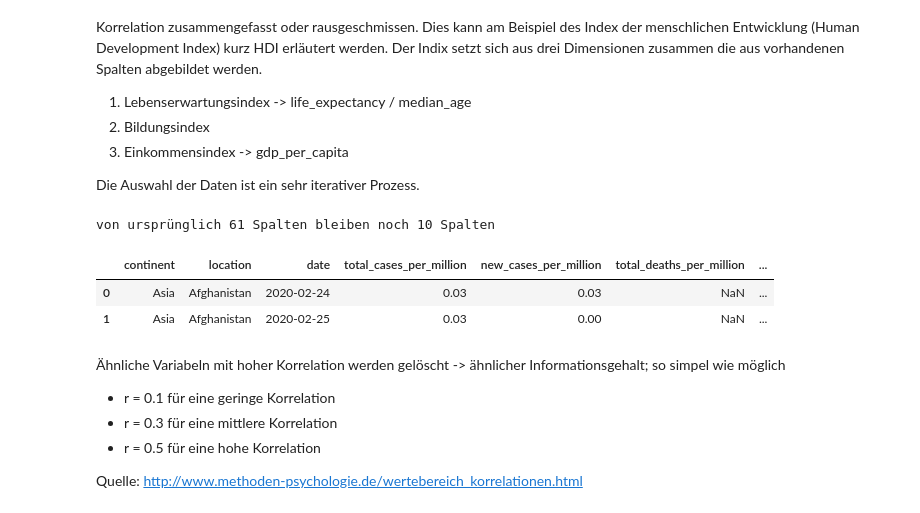
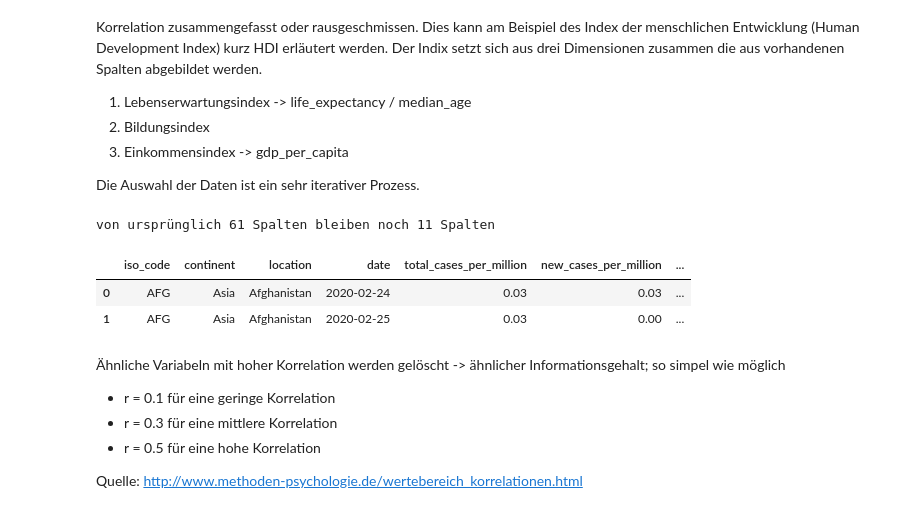
Before and after one commit to MatthiasSimons/covid-analysis, a Jupyter notebook: covid_analysis.ipynb, the cells around one changed output. Cells and saved outputs as stored; diff of their text form; code cells hidden in the pictures.

```diff
--- a/covid_analysis.ipynb
+++ b/covid_analysis.ipynb
@@ -167,34 +173,35 @@ Desweiteren wird die Korrelation der Variabeln betrachtet. Zur Vermeidung von Mu
 Die Auswahl der Daten ist ein sehr iterativer Prozess.
 # %%
 columns_of_interest = [
+    'iso_code',
     'date',
     'location',
     'continent',
     'total_cases_per_million',
     'total_deaths_per_million',
     "new_cases_per_million",
     "new_deaths_per_million",
 
     #'reproduction_rate',
     'people_fully_vaccinated_per_hundred',
     #'stringency_index',
     #'population_density',
     #'median_age',
     #'gdp_per_capita',
     #'life_expectancy',
     "hospital_beds_per_thousand",
     'human_development_index',
 ]
 
 cleaned_dataset = dataset.drop(dataset.columns.difference(columns_of_interest), 1)
 
 print("von ursprünglich {} Spalten bleiben noch {} Spalten".format(len(dataset.columns.tolist()), len(columns_of_interest)))
 cleaned_dataset.head(2)
 # %% [output]
-von ursprünglich 61 Spalten bleiben noch 10 Spalten
+von ursprünglich 61 Spalten bleiben noch 11 Spalten
-|  | continent | location | date | total_cases_per_million | new_cases_per_million | total_deaths_per_million | ... |
-| 0 | Asia | Afghanistan | 2020-02-24 | 0.03 | 0.03 | NaN | ... |
-| 1 | Asia | Afghanistan | 2020-02-25 | 0.03 | 0.00 | NaN | ... |
+|  | iso_code | continent | location | date | total_cases_per_million | new_cases_per_million | ... |
+| 0 | AFG | Asia | Afghanistan | 2020-02-24 | 0.03 | 0.03 | ... |
+| 1 | AFG | Asia | Afghanistan | 2020-02-25 | 0.03 | 0.00 | ... |
 # %% [markdown]
 Ähnliche Variabeln mit hoher Korrelation werden gelöscht -> ähnlicher Informationsgehalt; so simpel wie möglich
 - r = 0.1 für eine geringe Korrelation
```
Also changed, not shown: parts of 17 cells of this notebook.
